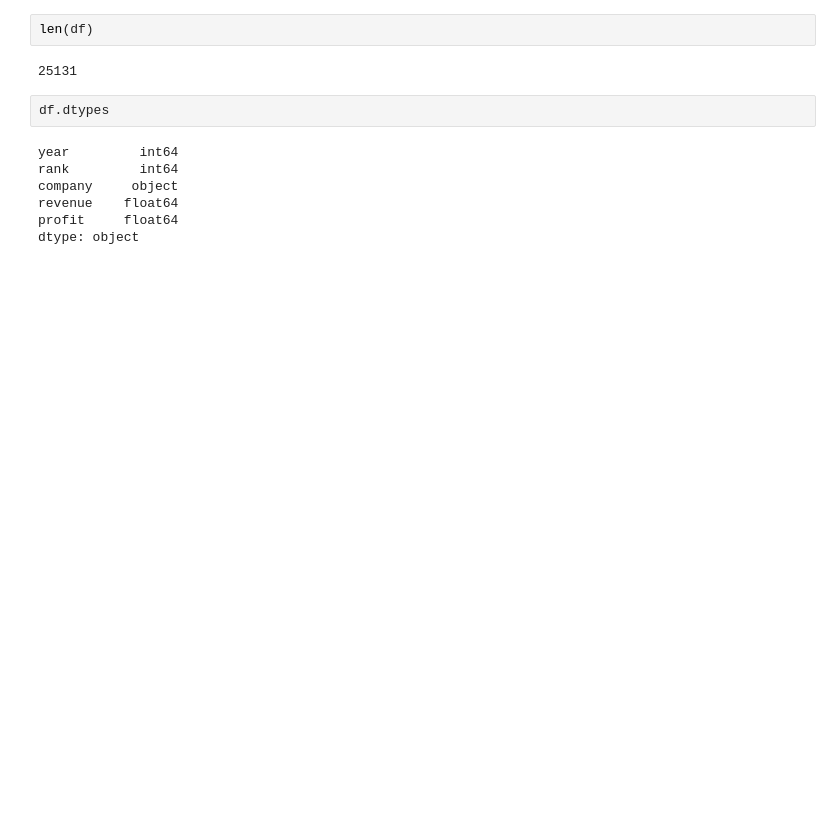
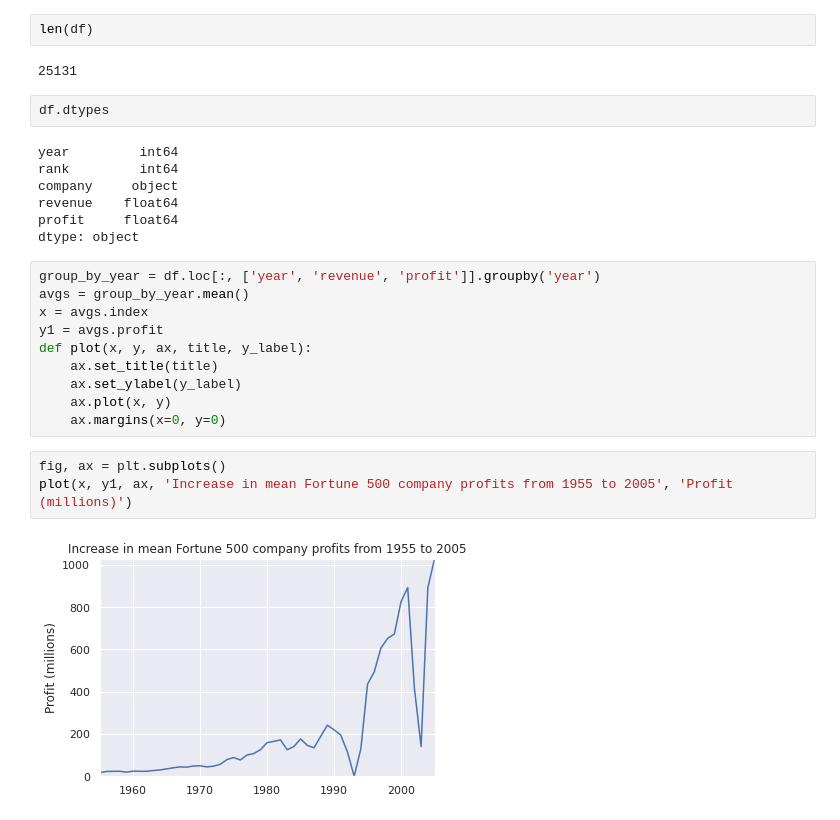
Before and after one commit to jelaiw/jupyter-notebook-demo, a Jupyter notebook: dataquest_tutorial.ipynb, the cells around one changed output. Drawn from its saved outputs; the diff is of its cells as text; blank space fills up the shorter version.

Commit message:
Plot average profit by year.Plot average profit by year.

```diff
--- a/dataquest_tutorial.ipynb
+++ b/dataquest_tutorial.ipynb
@@ -92,3 +86,18 @@ company     object
 revenue    float64
 profit     float64
 dtype: object
+# %%
+group_by_year = df.loc[:, ['year', 'revenue', 'profit']].groupby('year')
+avgs = group_by_year.mean()
+x = avgs.index
+y1 = avgs.profit
+def plot(x, y, ax, title, y_label):
+    ax.set_title(title)
+    ax.set_ylabel(y_label)
+    ax.plot(x, y)
+    ax.margins(x=0, y=0)
+# %%
+fig, ax = plt.subplots()
+plot(x, y1, ax, 'Increase in mean Fortune 500 company profits from 1955 to 2005', 'Profit (millions)')
+# %% [output]
+[figure, added]
```
Also changed, not shown: parts of 1 cell of this notebook.
